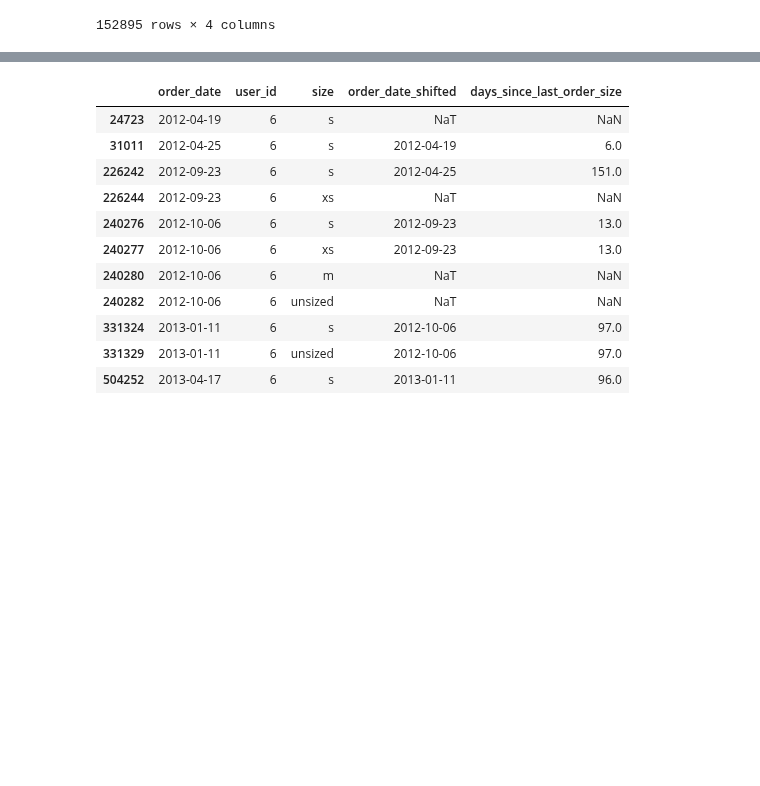
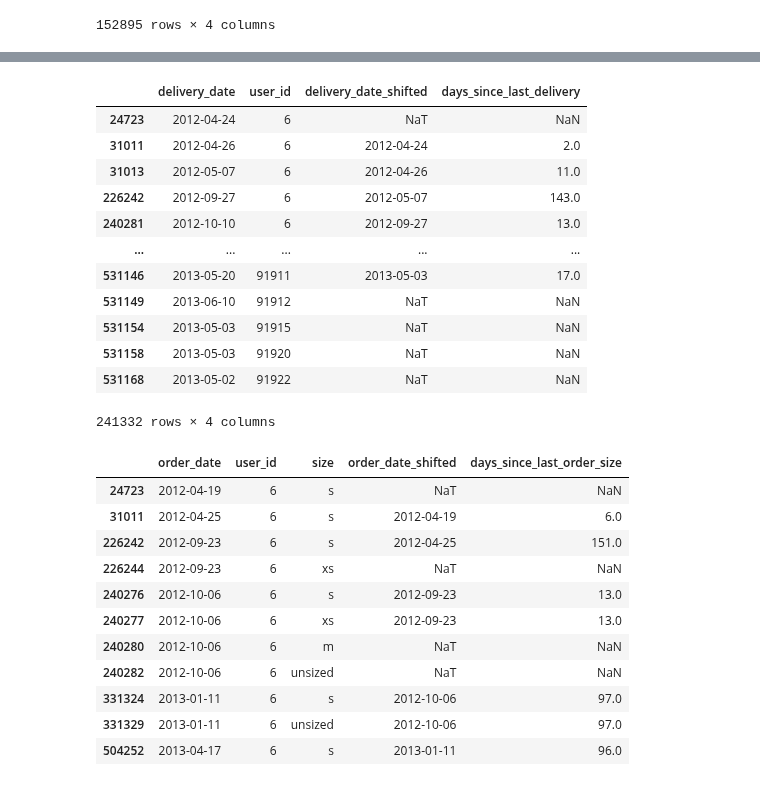
Before and after one commit to teodor-georgiev/Online-Retailer-Analysis-2014, a Jupyter notebook: 5. Recent_+_Interaction.ipynb, the cells around one changed output, grey strips where cells are left out. Drawn from its saved outputs; the diff is of its cells as text; code cells hidden in the pictures; blank space fills up the shorter version.

```diff
--- a/5. Recent_+_Interaction.ipynb
+++ b/5. Recent_+_Interaction.ipynb
@@ -78,8 +78,9 @@ df_group
 | 531168 | 2013-04-28 | 91922 | NaT | NaN |
 152895 rows × 4 columns
 # %%
+# get statistics for days since last order
 cols_to_agg = ["user_id"]
-stats_to_agg = ["mean","median","max","min","std","mad"]
+stats_to_agg = ["mean","median","max","min","std","mad","skew"]
 # Loop through the columns to aggregate
 for i in cols_to_agg:
     df_group_group = df_group[[i,"days_since_last_order"]].groupby([i]).agg(stats_to_agg).reset_index().round(2)
@@ -91,0 +128,22 @@ df = df.merge(df_group,on=["user_id","order_date"],how="left")
+# %%
+# Get days since last delivery
+df_group = df[["delivery_date","user_id"]].drop_duplicates().sort_values(by=["user_id","delivery_date"])
+df_group["delivery_date_shifted"] = df_group.groupby("user_id")["delivery_date"].shift(1)
+# df_group[['A', 'B', 'C']] = df_gr.groupby('Name')['A', 'B', 'C'].shift(1)
+df_group["days_since_last_delivery"] = (df_group["delivery_date"] - df_group["delivery_date_shifted"]).dt.days
+# df_group.fillna(0, inplace=True)
+df_group
+# %% [output]
+|  | delivery_date | user_id | delivery_date_shifted | days_since_last_delivery |
+| 24723 | 2012-04-24 | 6 | NaT | NaN |
+| 31011 | 2012-04-26 | 6 | 2012-04-24 | 2.0 |
+| 31013 | 2012-05-07 | 6 | 2012-04-26 | 11.0 |
+| 226242 | 2012-09-27 | 6 | 2012-05-07 | 143.0 |
+| 240281 | 2012-10-10 | 6 | 2012-09-27 | 13.0 |
+| ... | ... | ... | ... | ... |
+| 531146 | 2013-05-20 | 91911 | 2013-05-03 | 17.0 |
+| 531149 | 2013-06-10 | 91912 | NaT | NaN |
+| 531154 | 2013-05-03 | 91915 | NaT | NaN |
+| 531158 | 2013-05-03 | 91920 | NaT | NaN |
+| 531168 | 2013-05-02 | 91922 | NaT | NaN |
+241332 rows × 4 columns
```
Also changed, not shown: parts of 30 cells of this notebook.
